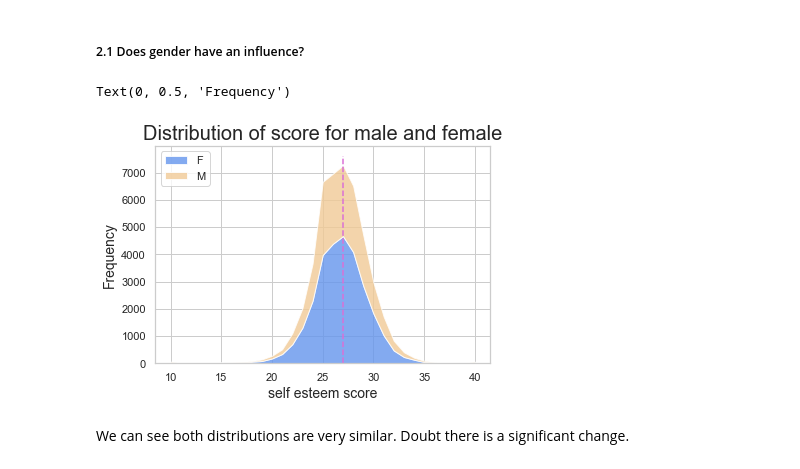
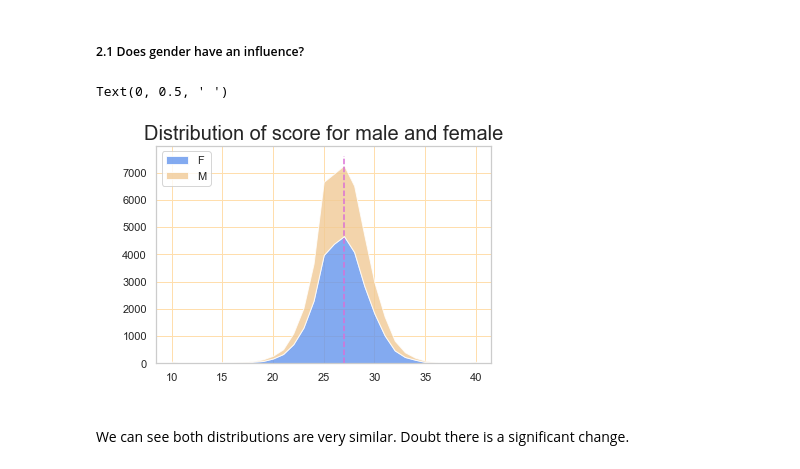
Before and after one commit to FHnt97/Project-Week-5-Your-Own-Project, a Jupyter notebook: your-project/03-Analysis.ipynb, the cells around one changed output. Saved outputs shown, nothing was run; the diff lists cells and outputs as text; code cells hidden in the pictures.

```diff
--- a/your-project/03-Analysis.ipynb
+++ b/your-project/03-Analysis.ipynb
@@ -374,20 +374,22 @@ score = gender[["overall_score"]]
 # %%
 #plotting the distribution of slef esteem of male and female
 ln = 27
 
 fig, ax =  plt.subplots()
 pal = sns.color_palette("Set1")
 pal = ["#6495ed", "#F1CA96"]
 ax.stackplot(score["overall_score"], F["F"], M["M"], labels = ["F", "M"], colors=pal, alpha=0.8)
 ax.legend(loc='upper left')
 ax.plot([ln, ln],[0., 7600], "k--", color="orchid")
+plt.grid(axis="both", color='navajowhite')
+
 
 ax.set_title("Distribution of score for male and female", fontsize=20)
-ax.set_xlabel('self esteem score', fontsize=14)
-ax.set_ylabel('Frequency', fontsize=14)
+ax.set_xlabel(' ', fontsize=16)
+ax.set_ylabel(' ', fontsize=16)
 # %% [output]
-Text(0, 0.5, 'Frequency')
+Text(0, 0.5, ' ')
-[figure, old version]
+[figure, new version]
 # %% [markdown]
 We can see both distributions are very similar. Doubt there is a significant change.
 # %% [markdown]
```
Also changed, not shown: parts of 5 cells of this notebook, 2 other files.
